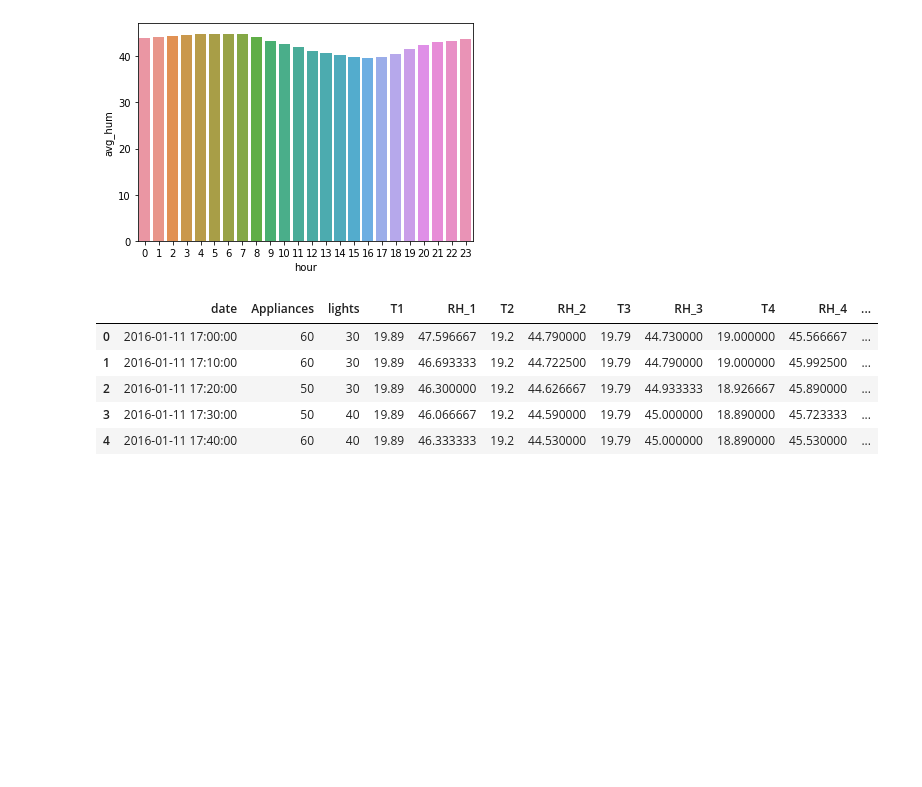
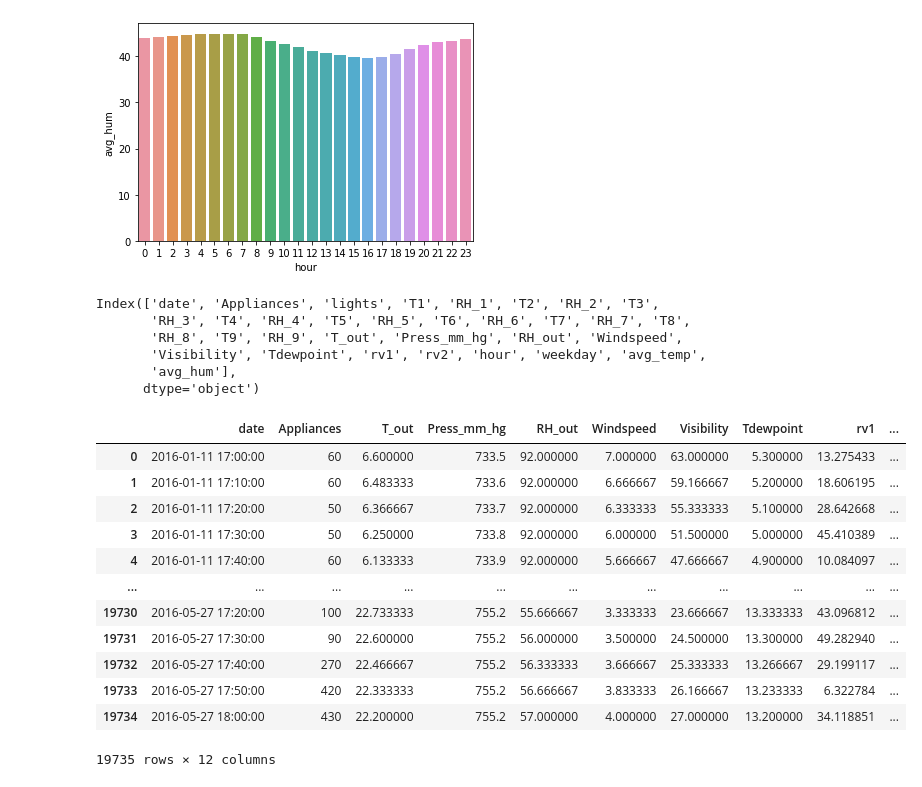
Before and after one commit to Shubhankitsirvaiya/Appliance-Energy-Prediction, a Jupyter notebook: Capstone_Project_Regression.ipynb, the cells around one changed output. Drawn from its saved outputs; the diff is of its cells as text; code cells hidden in the pictures; blank space fills up the shorter version.

```diff
--- a/Capstone_Project_Regression.ipynb
+++ b/Capstone_Project_Regression.ipynb
@@ -201,11 +201,11 @@ sns.barplot(x=hour_hum['hour'],y=hour_hum['avg_hum'])
 <matplotlib.axes._subplots.AxesSubplot at 0x...>
 [figure]
 # %%
-df.head()
+df.columns
 # %% [output]
-|  | date | Appliances | lights | T1 | RH_1 | T2 | RH_2 | T3 | RH_3 | T4 | RH_4 | ... |
-| 0 | 2016-01-11 17:00:00 | 60 | 30 | 19.89 | 47.596667 | 19.2 | 44.790000 | 19.79 | 44.730000 | 19.000000 | 45.566667 | ... |
-| 1 | 2016-01-11 17:10:00 | 60 | 30 | 19.89 | 46.693333 | 19.2 | 44.722500 | 19.79 | 44.790000 | 19.000000 | 45.992500 | ... |
-| 2 | 2016-01-11 17:20:00 | 50 | 30 | 19.89 | 46.300000 | 19.2 | 44.626667 | 19.79 | 44.933333 | 18.926667 | 45.890000 | ... |
-| 3 | 2016-01-11 17:30:00 | 50 | 40 | 19.89 | 46.066667 | 19.2 | 44.590000 | 19.79 | 45.000000 | 18.890000 | 45.723333 | ... |
-| 4 | 2016-01-11 17:40:00 | 60 | 40 | 19.89 | 46.333333 | 19.2 | 44.530000 | 19.79 | 45.000000 | 18.890000 | 45.530000 | ... |
+Index(['date', 'Appliances', 'lights', 'T1', 'RH_1', 'T2', 'RH_2', 'T3',
+       'RH_3', 'T4', 'RH_4', 'T5', 'RH_5', 'T6', 'RH_6', 'T7', 'RH_7', 'T8',
+       'RH_8', 'T9', 'RH_9', 'T_out', 'Press_mm_hg', 'RH_out', 'Windspeed',
+       'Visibility', 'Tdewpoint', 'rv1', 'rv2', 'hour', 'weekday', 'avg_temp',
+       'avg_hum'],
+      dtype='object')
@@ -211,0 +217,16 @@ df.head()
+# %%
+df_other
+# %% [output]
+|  | date | Appliances | T_out | Press_mm_hg | RH_out | Windspeed | Visibility | Tdewpoint | rv1 | ... |
+| 0 | 2016-01-11 17:00:00 | 60 | 6.600000 | 733.5 | 92.000000 | 7.000000 | 63.000000 | 5.300000 | 13.275433 | ... |
+| 1 | 2016-01-11 17:10:00 | 60 | 6.483333 | 733.6 | 92.000000 | 6.666667 | 59.166667 | 5.200000 | 18.606195 | ... |
+| 2 | 2016-01-11 17:20:00 | 50 | 6.366667 | 733.7 | 92.000000 | 6.333333 | 55.333333 | 5.100000 | 28.642668 | ... |
+| 3 | 2016-01-11 17:30:00 | 50 | 6.250000 | 733.8 | 92.000000 | 6.000000 | 51.500000 | 5.000000 | 45.410389 | ... |
+| 4 | 2016-01-11 17:40:00 | 60 | 6.133333 | 733.9 | 92.000000 | 5.666667 | 47.666667 | 4.900000 | 10.084097 | ... |
+| ... | ... | ... | ... | ... | ... | ... | ... | ... | ... | ... |
+| 19730 | 2016-05-27 17:20:00 | 100 | 22.733333 | 755.2 | 55.666667 | 3.333333 | 23.666667 | 13.333333 | 43.096812 | ... |
+| 19731 | 2016-05-27 17:30:00 | 90 | 22.600000 | 755.2 | 56.000000 | 3.500000 | 24.500000 | 13.300000 | 49.282940 | ... |
+| 19732 | 2016-05-27 17:40:00 | 270 | 22.466667 | 755.2 | 56.333333 | 3.666667 | 25.333333 | 13.266667 | 29.199117 | ... |
+| 19733 | 2016-05-27 17:50:00 | 420 | 22.333333 | 755.2 | 56.666667 | 3.833333 | 26.166667 | 13.233333 | 6.322784 | ... |
+| 19734 | 2016-05-27 18:00:00 | 430 | 22.200000 | 755.2 | 57.000000 | 4.000000 | 27.000000 | 13.200000 | 34.118851 | ... |
+19735 rows × 12 columns
```
Also changed, not shown: parts of 5 cells of this notebook.
